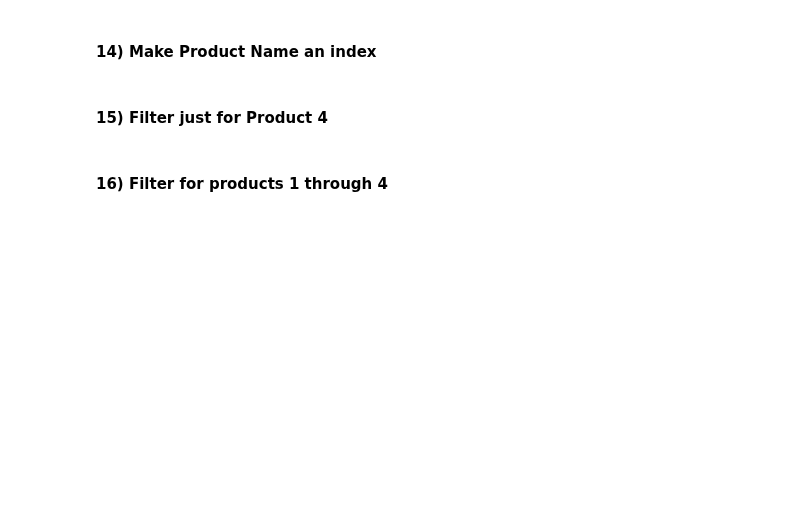
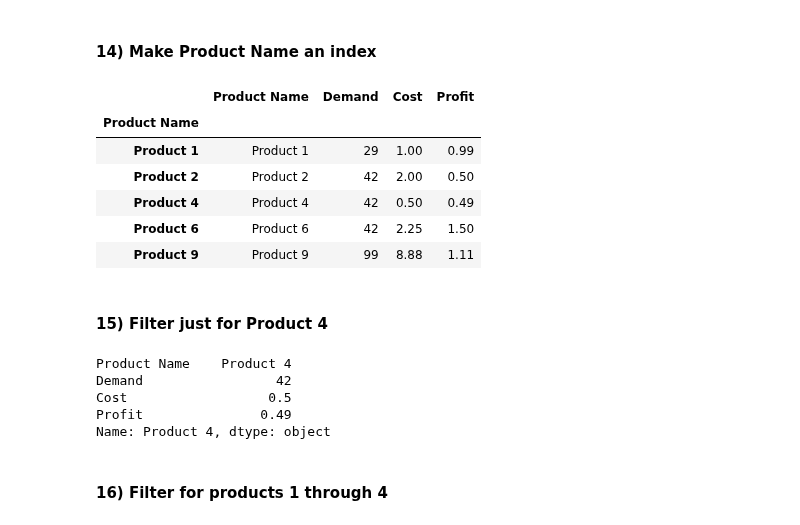
Before and after one commit to optimatorlab/ie310, a Jupyter notebook: pandas/in_class_exercises.ipynb, the cells around one changed output. Drawn from its saved outputs; the diff is of its cells as text; code cells hidden in the pictures; blank space fills up the shorter version.

```diff
--- a/pandas/in_class_exercises.ipynb
+++ b/pandas/in_class_exercises.ipynb
@@ -64,6 +309,25 @@ costs = [1.0, 2.0, 0.5, 2.25]
 # %% [markdown]
 #### 14) Make Product Name an index
+# %%
+df.index = df['Product Name']
+df
+# %% [output]
+|  | Product Name | Demand | Cost | Profit |
+| Product Name |  |  |  |  |
+| Product 1 | Product 1 | 29 | 1.00 | 0.99 |
+| Product 2 | Product 2 | 42 | 2.00 | 0.50 |
+| Product 4 | Product 4 | 42 | 0.50 | 0.49 |
+| Product 6 | Product 6 | 42 | 2.25 | 1.50 |
+| Product 9 | Product 9 | 99 | 8.88 | 1.11 |
 # %% [markdown]
 #### 15)  Filter just for Product 4
+# %%
+df.loc['Product 4']
+# %% [output]
+Product Name    Product 4
+Demand                 42
+Cost                  0.5
+Profit               0.49
+Name: Product 4, dtype: object
 # %% [markdown]
 #### 16) Filter for products 1 through 4
```
Also changed, not shown: parts of 34 cells of this notebook, 11 other files.
